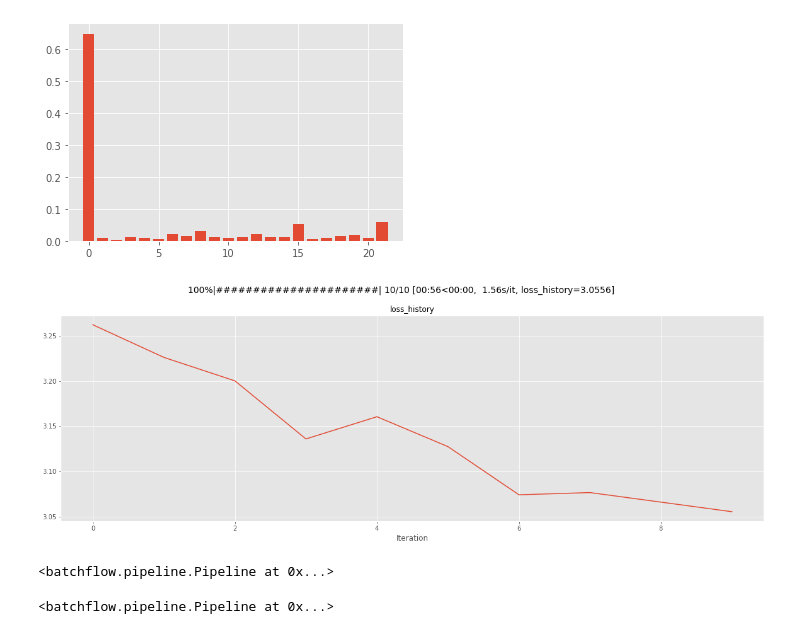
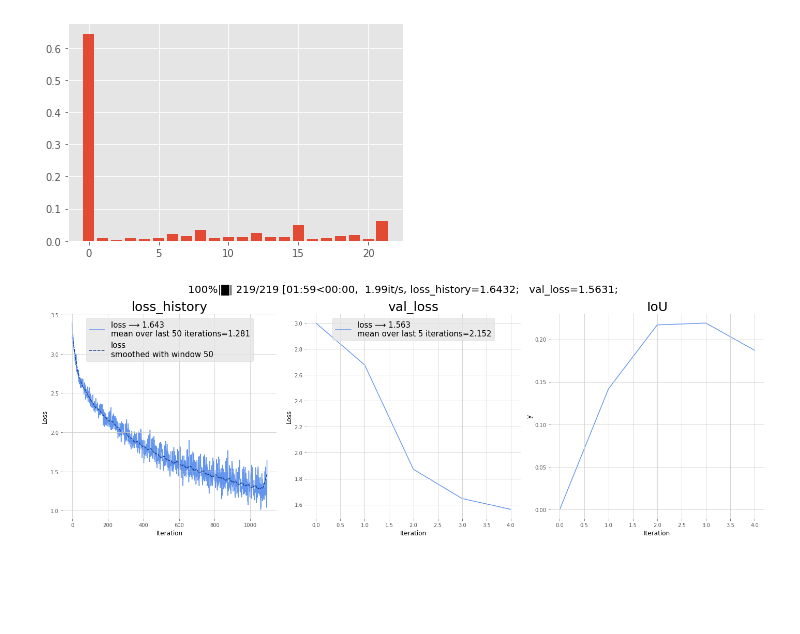
Before and after one commit to AnnaAltynova/imagenette, a Jupyter notebook: imagenette/segmentation_notebooks/pascal.ipynb, the cells around one changed output. Saved outputs shown, nothing was run; the diff lists cells and outputs as text; code cells hidden in the pictures; blank space fills up the shorter version.

Commit message:
pascal segm update

```diff
--- a/imagenette/segmentation_notebooks/pascal.ipynb
+++ b/imagenette/segmentation_notebooks/pascal.ipynb
@@ -99,11 +133,10 @@ mean, std = get_norm_stats(dataset)
 
 preprocessing_template = (
                             Pipeline()
-
-                            .resize_min_side(size=256, src='images', dst='images')
-                            .resize_min_side(size=256, src='masks', dst='masks')
-                            .crop(shape=(256, 256), origin='center', src='images', dst='images')
-                            .crop(shape=(256, 256), origin='center', src='masks', dst='masks')
+                            .resize_min_side(size=RESIZE, src='images', dst='images')
+                            .resize_min_side(size=RESIZE, src='masks', dst='masks')
+                            .crop(shape=(RESIZE, RESIZE), origin='center', src='images', dst='images')
+                            .crop(shape=(RESIZE, RESIZE), origin='center', src='masks', dst='masks')
                             .to_array(src='images', dst='images', channels='first')
                             .to_array(src='masks', dst='masks', channels='first')
                             .normalize(mean=mean, std=std, src='images', dst='images')
@@ -142,6 +206,8 @@ train_template = (
     preprocessing_template +
     Pipeline()
         .init_variable('loss_history', [])
+        .init_variable('IoU', [0])
+        .init_variable('val_loss', [3])
         .init_model(name='model', model_class=TorchModel, config=model_config)
 
         .train_model('model',
@@ -151,14 +217,8 @@ train_template = (
 # %%
 train_pipeline = train_template << dataset.train
 # %%
-notifier = {
-    'bar': 'n', 'frequency': 1,
-    'graphs': ['loss_history'],
-    'file': 'notifier_log.txt',
-    'savepath': None
+train_notifier = {
+    'bar': 'n', 'frequency': 10,
+    'graphs': ['loss_history', 'val_loss', 'IoU'],
+    'log_file': '../saves/logs/pascal_unet_notifier.txt'
 }
-# %%
-train_pipeline.run(batch_size=BATCH_SIZE, n_iters=N_ITERS, notifier=notifier)
-# %% [output]
-[figure, removed]
-<batchflow.pipeline.Pipeline at 0x...>
@@ -190,4 +225,23 @@ validation_template = (
-# %%
-(validation_template << dataset.test).run(batch_size=1, n_iters=1)
-# %% [output]
-<batchflow.pipeline.Pipeline at 0x...>
+# %%
+min_val_loss = 10
+
+for _ in range(N_EPOCHS // VAL_EVERY):
+    train_pipeline.run(batch_size=BATCH_SIZE, n_epochs=VAL_EVERY, notifier=train_notifier)
+
+    val_loss_history = train_pipeline.get_variable('val_loss')
+    iou_history =  train_pipeline.get_variable('IoU')
+
+    validation_pipeline = get_validation_pipeline(train_ppl=train_pipeline, test_dataset=dataset.test)
+    validation_pipeline.run(batch_size=BATCH_SIZE, n_iters=VAL_ITERS)
+
+    val_loss_history.append(np.mean(validation_pipeline.get_variable('val_loss')))
+    iou_history.append(np.mean(validation_pipeline.get_variable('gather_iou')))
+
+    train_pipeline.set_variable('val_loss', val_loss_history)
+    train_pipeline.set_variable('IoU', iou_history)
+
+    if min_val_loss > val_loss_history[-1]:
+        train_pipeline.save_model_now('model', path='../saves/ckpts4/pascal_unet')
+        min_val_loss = val_loss_history[-1]
+# %% [output]
+[figure, added]
```
Also changed, not shown: parts of 15 cells of this notebook, 1 other file.
